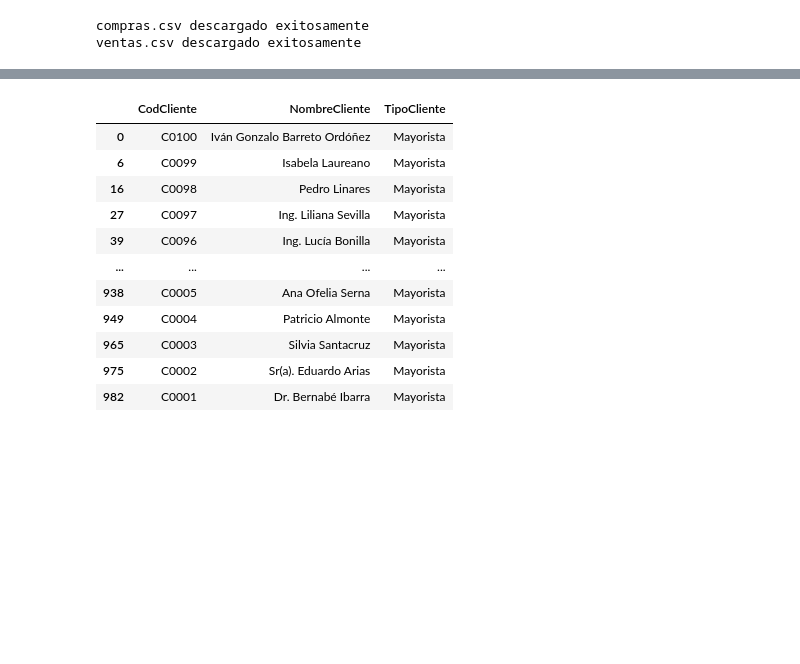
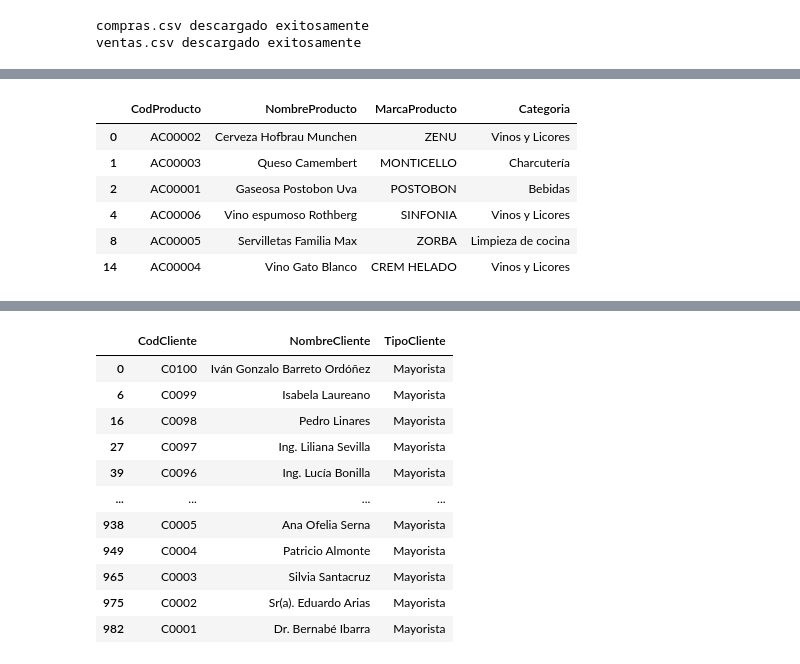
Before and after one commit to samuelusac/SS2_S22025_201114118, a Jupyter notebook: Practica_1/ETL.ipynb, the cells around one changed output, grey strips where cells are left out. Saved outputs shown, nothing was run; the diff lists cells and outputs as text; code cells hidden in the pictures; blank space fills up the shorter version.

```diff
--- a/Practica_1/ETL.ipynb
+++ b/Practica_1/ETL.ipynb
@@ -70,10 +70,20 @@ dim_fecha=dim_fecha[~dim_fecha["id_fecha"].isnull()]
 # %%
 # Dimension producto
 productos_unicos = pd.concat([compras[["CodProducto","NombreProducto","MarcaProducto","Categoria"]]
                               , ventas[["CodProducto","NombreProducto","MarcaProducto","Categoria"]]], ignore_index=False).dropna().drop_duplicates()
 productos_unicos = productos_unicos.drop_duplicates(subset=["CodProducto"])
 productos_unicos = productos_unicos[["CodProducto", "NombreProducto", "MarcaProducto", "Categoria"]]
+productos_unicos["CodProducto"] = productos_unicos["CodProducto"].str.strip()
 productos_unicos=productos_unicos[~productos_unicos["CodProducto"].isnull()]
+productos_unicos
+# %% [output]
+|  | CodProducto | NombreProducto | MarcaProducto | Categoria |
+| 0 | AC00002 | Cerveza Hofbrau Munchen | ZENU | Vinos y Licores |
+| 1 | AC00003 | Queso Camembert | MONTICELLO | Charcutería |
+| 2 | AC00001 | Gaseosa Postobon Uva | POSTOBON | Bebidas |
+| 4 | AC00006 | Vino espumoso Rothberg | SINFONIA | Vinos y Licores |
+| 8 | AC00005 | Servilletas Familia Max | ZORBA | Limpieza de cocina |
+| 14 | AC00004 | Vino Gato Blanco | CREM HELADO | Vinos y Licores |
 # %%
 # Dimension sucursal
 
```
Also changed, not shown: parts of 7 cells of this notebook.
